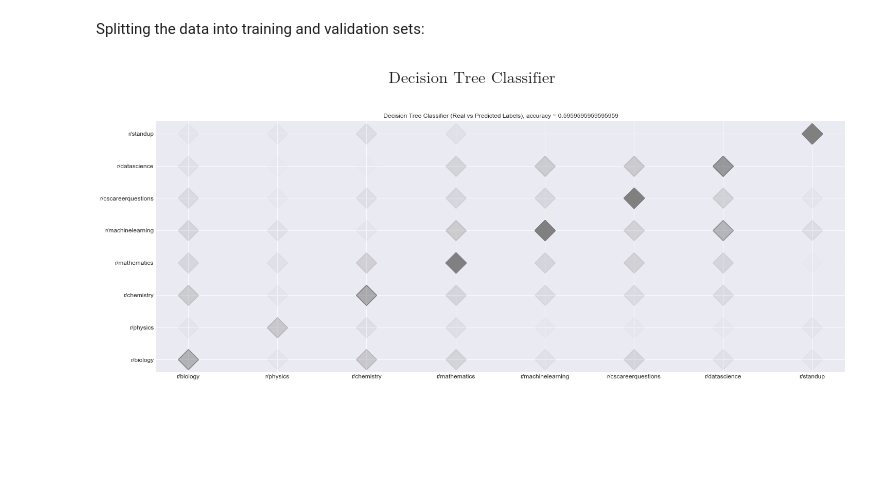
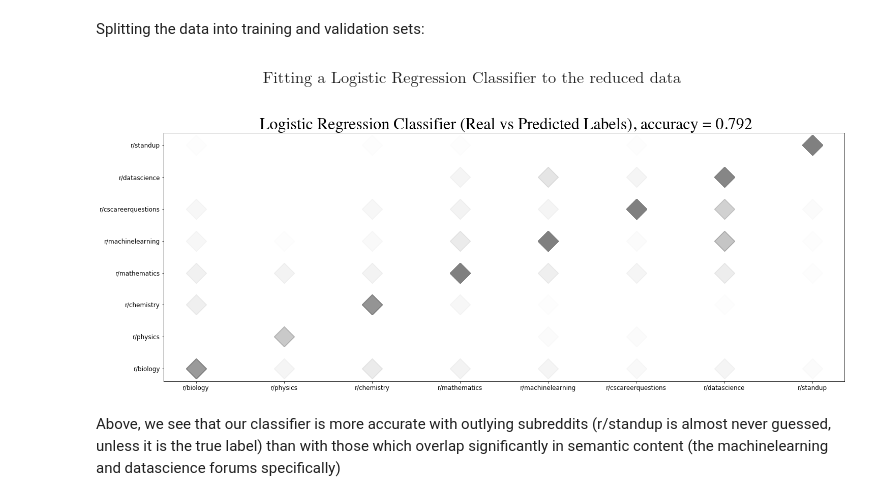
Before and after one commit to Schlam/logistic-regression-text-classifier, a Jupyter notebook: REDDITPROJECT-020320-04.ipynb, the cells around one changed output. Drawn from its saved outputs; the diff is of its cells as text; code cells hidden in the pictures; blank space fills up the shorter version.

```diff
--- a/REDDITPROJECT-020320-04.ipynb
+++ b/REDDITPROJECT-020320-04.ipynb
@@ -23,7 +23,7 @@ subreddits = ['biology','physics','chemistry','mathematics',\
 import praw
 
 # Load in data
-reddit = praw.Reddit(client_id='my_id',client_secret='my_secret',user_agent = 'my_agent')
+reddit = praw.Reddit(client_id='adIKBNrVd9Rzdw',client_secret='0zwY4fRfqwqHI2q4gx2gxGHa5zI',user_agent = 'Reddit Scraper')
 # %% [markdown]
 $$\text{We create a list of character strings corresponding to each post, and label them by subreddit}$$
 # %%
@@ -174,26 +171,32 @@ from sklearn.model_selection import train_test_split
 
 # Split the data into training and validation sets
 xtr, xte, ytr, yte = train_test_split(X_reduced, np.array(sub_labels), test_size = .2, random_state = 1)
-# %% [markdown]
-$$\text{Decision Tree Classifier}$$
+# %% [markdown]
+$$\text{Fitting a Logistic Regression Classifier to the reduced data}$$
 # %%
-from sklearn.tree import DecisionTreeClassifier
+from sklearn.linear_model import LogisticRegressionCV
 
-# Fit the model to our training data, and make predictions on the validation set
-dtc = DecisionTreeClassifier().fit(xtr, ytr)
-predict = dtc.predict(xte)
+# Specify our models attributes
+lrcv = LogisticRegressionCV(max_iter = 200,\
+                            multi_class = 'multinomial',\
+                            cv = 5,\
+                            n_jobs = -1).fit(xtr,ytr)
+# Save predicted classes
+predict = lrcv.predict(xte)
 
 # Measure the accuracy of our model
 from sklearn.metrics import accuracy_score
-acc = accuracy_score(predict, yte)
+acc = round(accuracy_score(predict, yte), 3)
 
 # Plot the predictions as a function of true label
 plt.figure(figsize = (3*len(subreddits), len(subreddits)+1))
-plt.title(" Decision Tree Classifier (Real vs Predicted Labels), accuracy = {}".format(acc))
+plt.title(" Logistic Regression Classifier (Real vs Predicted Labels), accuracy = {}".format(acc), fontsize='32', fontname='Times')
 plt.scatter(yte, predict, alpha = 0.01, s = 800, marker = 'D', c='grey')
 plt.xticks(range(len(subreddits)), labels=["r/{}".format(sub) for sub in subreddits], size=12)
 plt.yticks(range(len(subreddits)), labels=["r/{}".format(sub) for sub in subreddits], size=12)
 
 plt.show()
 # %% [output]
-[figure, old version]
+[figure, new version]
+# %% [markdown]
+Above, we see that our classifier is more accurate with outlying subreddits (r/standup is almost never guessed, unless it is the true label) than with those which overlap significantly in semantic content (the machinelearning and datascience forums specifically)
```
Also changed, not shown: parts of 4 cells of this notebook.
